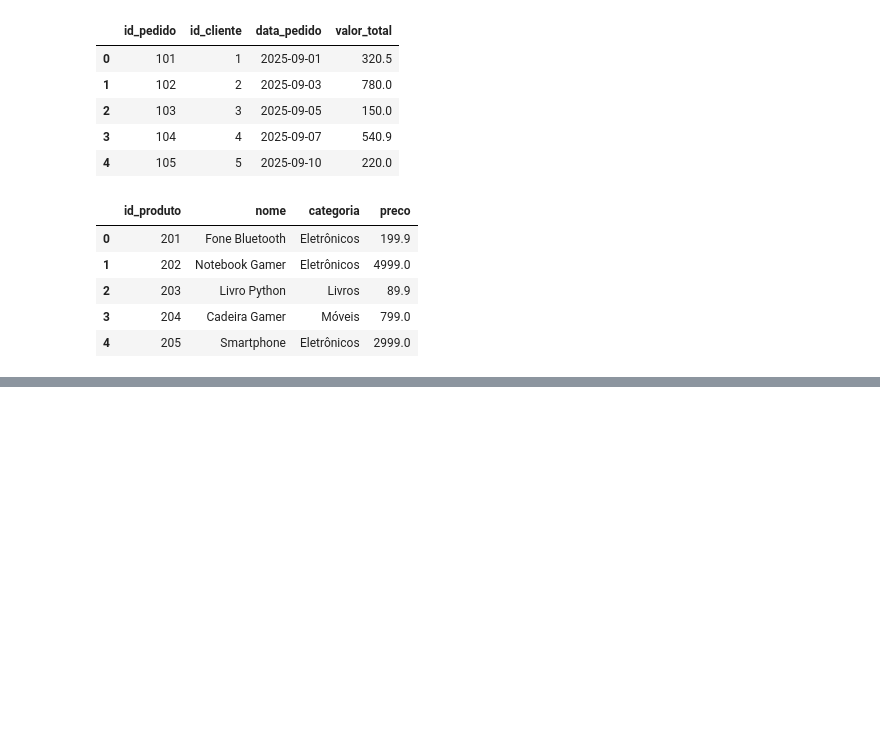
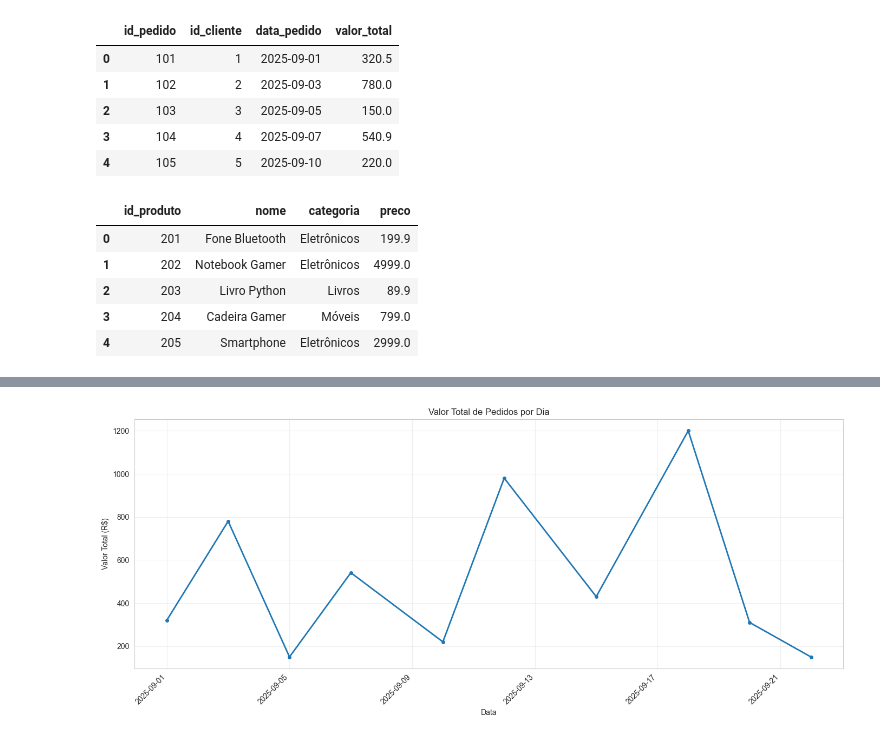
Before and after one commit to MarcosGodinho/DEVinHouse_V4_CLAMED, a Jupyter notebook: M1S05/exercicio/M1S05.ipynb, the cells around one changed output, grey strips where cells are left out. Saved outputs shown, nothing was run; the diff lists cells and outputs as text; code cells hidden in the pictures; blank space fills up the shorter version.

```diff
--- a/M1S05/exercicio/M1S05.ipynb
+++ b/M1S05/exercicio/M1S05.ipynb
@@ -84,0 +343,16 @@ max     210.00000  4999.000000
+# %%
+# Pedidos ao longo do tempo
+pedidos['data_pedido'] = pd.to_datetime(pedidos['data_pedido'])
+pedidos_por_dia = pedidos.groupby(pedidos['data_pedido'].dt.date)['valor_total'].sum()
+
+plt.figure(figsize=(14, 6))
+plt.plot(pedidos_por_dia.index, pedidos_por_dia.values, marker='o', linewidth=2, markersize=4)
+plt.title('Valor Total de Pedidos por Dia')
+plt.xlabel('Data')
+plt.ylabel('Valor Total (R$)')
+plt.xticks(rotation=45, ha='right')
+plt.grid(True, alpha=0.3)
+plt.tight_layout()
+plt.show()
+# %% [output]
+[figure, added]
```
Also changed, not shown: parts of 33 cells of this notebook, 7 other files.
